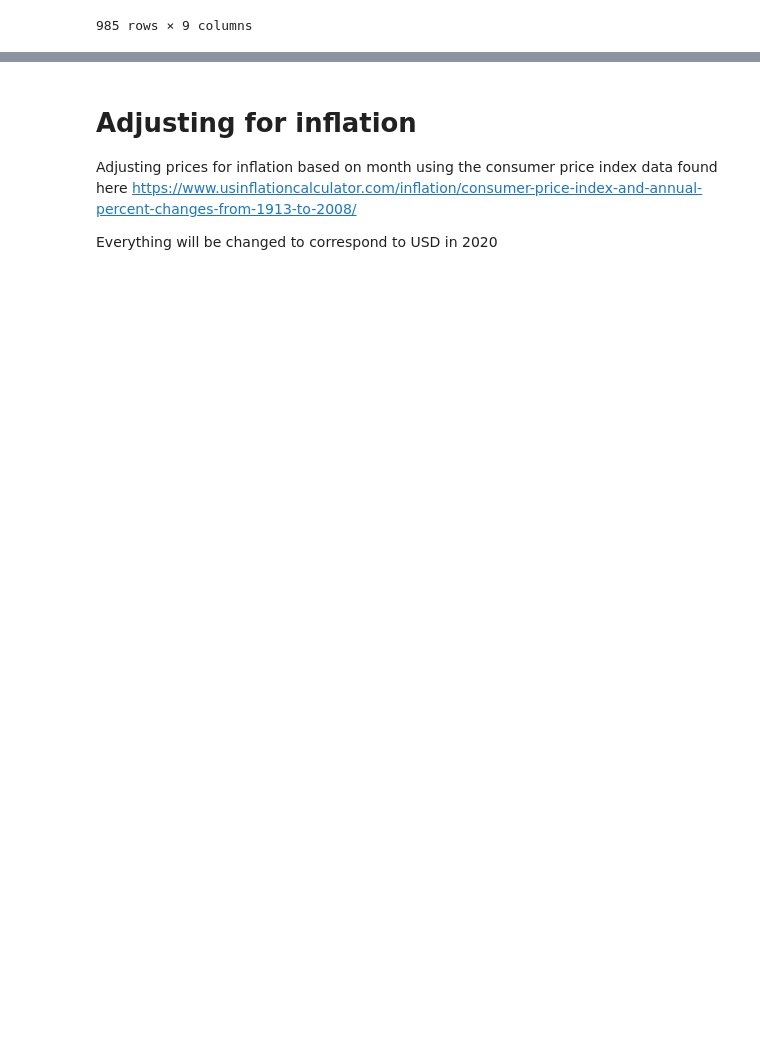
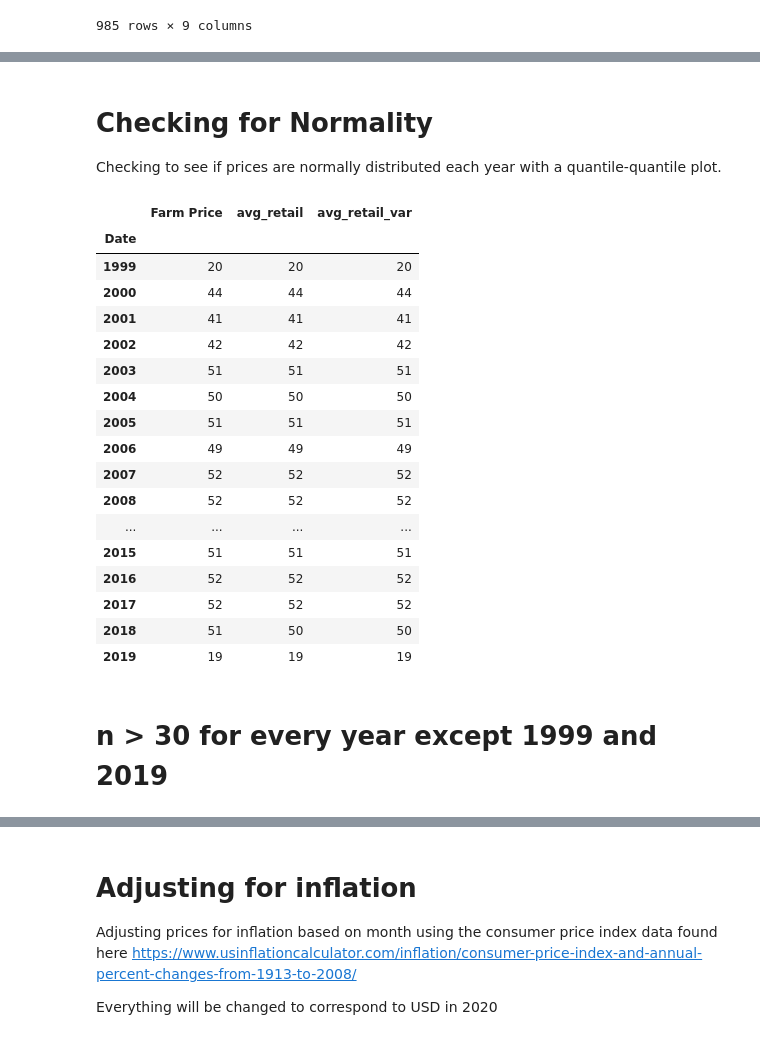
Before and after one commit to tim-christy/agriculture-price-analysis, a Jupyter notebook: notebooks/01_exploration/EDA.ipynb, the cells around one changed output, grey strips where cells are left out. Drawn from its saved outputs; the diff is of its cells as text; code cells hidden in the pictures; blank space fills up the shorter version.

```diff
--- a/notebooks/01_exploration/EDA.ipynb
+++ b/notebooks/01_exploration/EDA.ipynb
@@ -132,0 +141,26 @@ produce_dict['Strawberries']
+# %% [markdown]
+# Checking for Normality
+Checking to see if prices are normally distributed each year with a quantile-quantile plot.
+# %%
+produce_dict['Strawberries'].groupby(produce_dict['Strawberries'].index.year).count()
+# %% [output]
+|  | Farm Price | avg_retail | avg_retail_var |
+| Date |  |  |  |
+| 1999 | 20 | 20 | 20 |
+| 2000 | 44 | 44 | 44 |
+| 2001 | 41 | 41 | 41 |
+| 2002 | 42 | 42 | 42 |
+| 2003 | 51 | 51 | 51 |
+| 2004 | 50 | 50 | 50 |
+| 2005 | 51 | 51 | 51 |
+| 2006 | 49 | 49 | 49 |
+| 2007 | 52 | 52 | 52 |
+| 2008 | 52 | 52 | 52 |
+| ... | ... | ... | ... |
+| 2015 | 51 | 51 | 51 |
+| 2016 | 52 | 52 | 52 |
+| 2017 | 52 | 52 | 52 |
+| 2018 | 51 | 50 | 50 |
+| 2019 | 19 | 19 | 19 |
+# %% [markdown]
+# n > 30 for every year except 1999 and 2019
```
Also changed, not shown: parts of 22 cells of this notebook.
